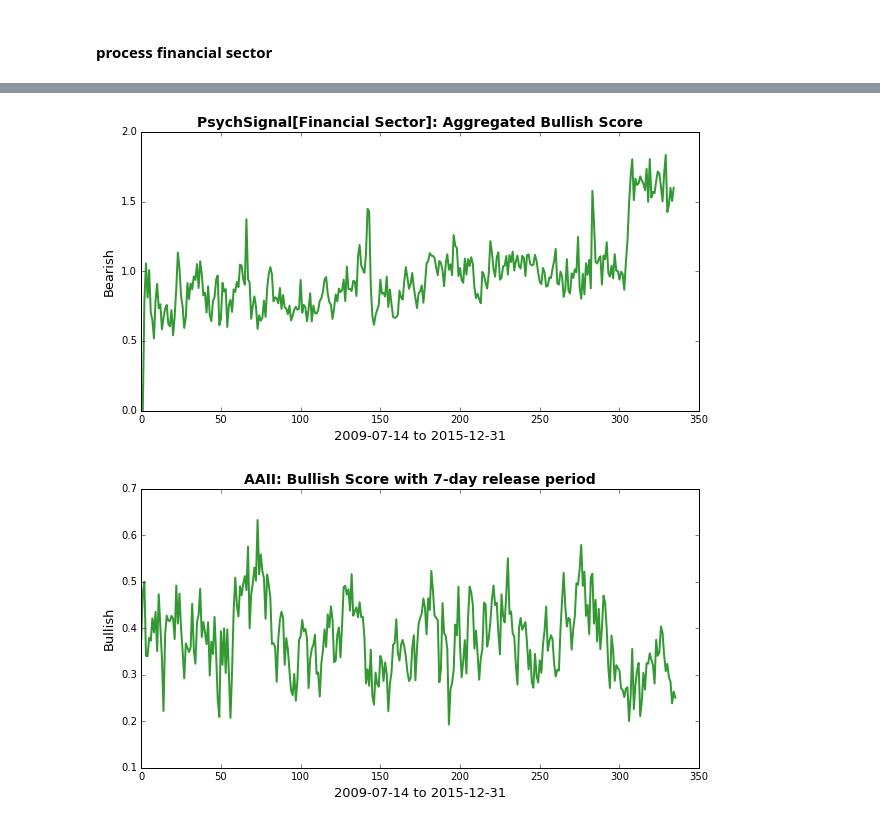
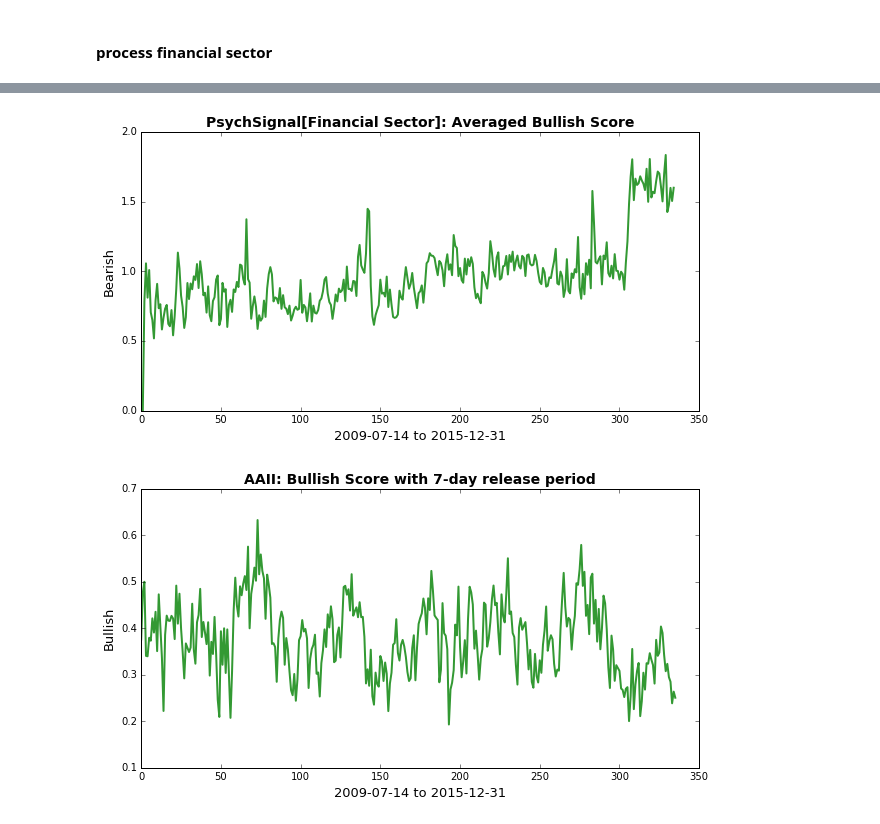
Before and after one commit to yh1008/CodeInFinance, a Jupyter notebook: PsychSignal vs. AAII Sentiment Survey.ipynb, the cells around one changed output, grey strips where cells are left out. Saved outputs shown, nothing was run; the diff lists cells and outputs as text; code cells hidden in the pictures.

```diff
--- a/PsychSignal vs. AAII Sentiment Survey.ipynb
+++ b/PsychSignal vs. AAII Sentiment Survey.ipynb
@@ -325,33 +325,33 @@ for t in range(len(unique_AAII_timeStamps)-1):
 
 #print (bullish_aggregatedScore)
 # %%
-#basic plot of aggregate PsychSignal Bullish Score over AAII's 7 day release period
+#basic plot of averaged PsychSignal Bullish Score over AAII's 7 day release period
 %matplotlib inline
 import matplotlib.pyplot as plt
 
 # = plot Bearish score = #
 fig, ax = plt.subplots(figsize=(10, 5))
 ax.set_xlabel(r'2009-07-14 to 2015-12-31', fontsize=13)
 ax.set_ylabel(r'Bearish', fontsize=13)
 ax.plot(bullish_aggregatedScore, 'g-', lw=2, alpha=0.8, label=r'Bearish')
 #ax.legend(ncol=1)
-plt.title(r"PsychSignal[Financial Sector]: Aggregated Bullish Score", fontsize=14, fontweight='bold')
+plt.title(r"PsychSignal[Financial Sector]: Averaged Bullish Score", fontsize=14, fontweight='bold')
 plt.show()
 
 #unique_time_stamps = list(pd.unique(df_psch['TIMESTAMP_UTC']))
 df_AAII["ReportedDate"] = pd.to_datetime(df_AAII["ReportedDate"])
 filtered_df_AAII = df_AAII_float[df_AAII_float['ReportedDate'].isin(unique_time_stamps)].reset_index(drop=True)
 # = plot bullish score = #
 bullish = filtered_df_AAII["Bullish"]
 fig, ax = plt.subplots(figsize=(10, 5))
 ax.set_xlabel(r'2009-07-14 to 2015-12-31', fontsize=13)
 ax.set_ylabel(r'Bullish', fontsize=13)
 ax.plot(bullish, 'g-', lw=2, alpha=0.8, label=r'Bullish')
 #ax.legend(ncol=1)
 plt.title(r"AAII: Bullish Score with 7-day release period", fontsize=14, fontweight='bold')
 plt.show()
 # %% [output]
-[figure, old version]
+[figure, new version]
 [figure]
 # %%
 #print (unique_AAII_timeStamps)
```
